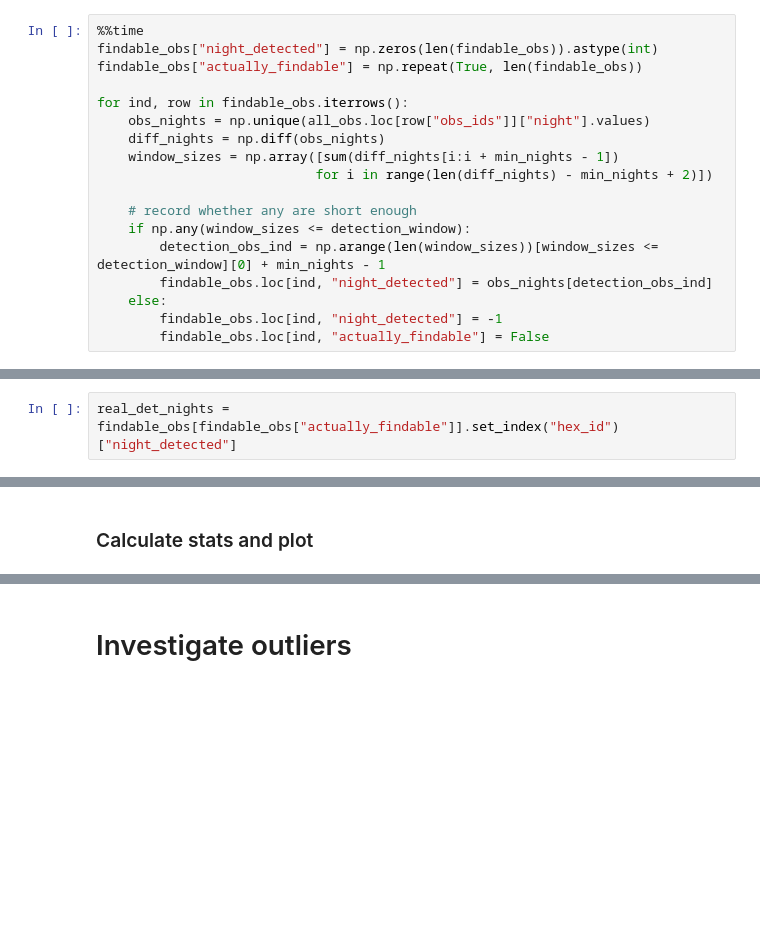
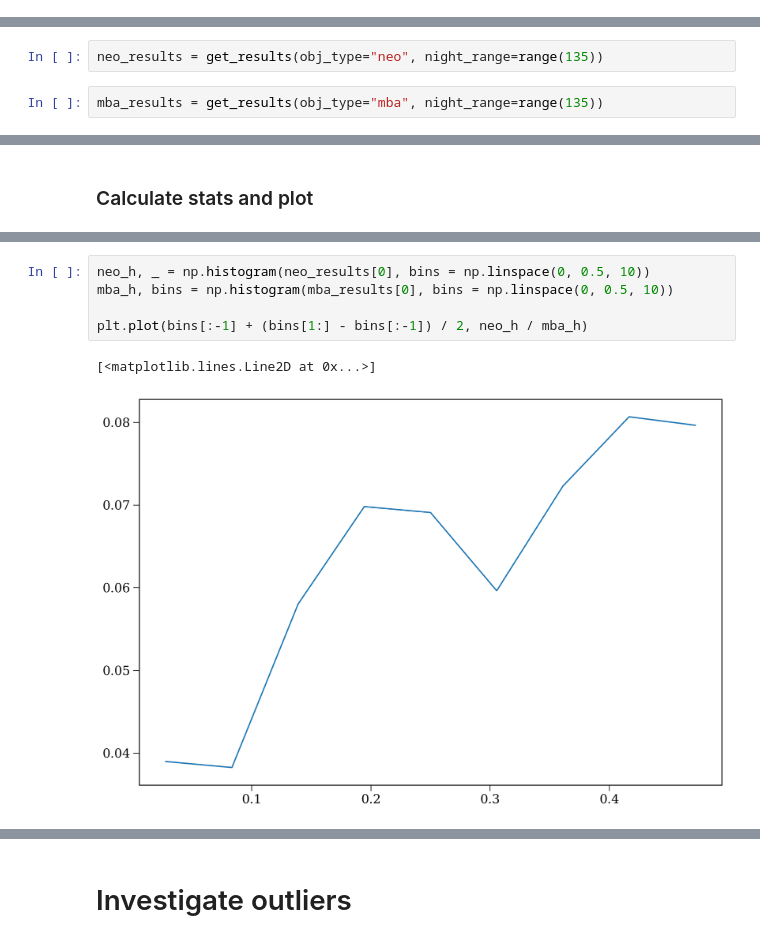
Before and after one commit to dirac-institute/hybrid_sso_catalogue, a Jupyter notebook: lsst_detection_probability/Predict misses.ipynb, the cells around one changed output, grey strips where cells are left out. Saved outputs shown, nothing was run; the diff lists cells and outputs as text; blank space fills up the shorter version.

```diff
--- a/lsst_detection_probability/Predict misses.ipynb
+++ b/lsst_detection_probability/Predict misses.ipynb
@@ -67,18 +42,0 @@ Wall time: 4.31 s
-# %%
-%%time
-findable_obs["night_detected"] = np.zeros(len(findable_obs)).astype(int)
-findable_obs["actually_findable"] = np.repeat(True, len(findable_obs))
-
-for ind, row in findable_obs.iterrows():
-    obs_nights = np.unique(all_obs.loc[row["obs_ids"]]["night"].values)
-    diff_nights = np.diff(obs_nights)
-    window_sizes = np.array([sum(diff_nights[i:i + min_nights - 1])
-                            for i in range(len(diff_nights) - min_nights + 2)])
-
-    # record whether any are short enough
-    if np.any(window_sizes <= detection_window):
-        detection_obs_ind = np.arange(len(window_sizes))[window_sizes <= detection_window][0] + min_nights - 1
-        findable_obs.loc[ind, "night_detected"] = obs_nights[detection_obs_ind]
-    else:
-        findable_obs.loc[ind, "night_detected"] = -1
-        findable_obs.loc[ind, "actually_findable"] = False
@@ -122,4 +43,2 @@ findable_obs[findable_obs["actually_findable"]].set_index("hex_id")["night_detec
-# %%
-real_det_nights = findable_obs[findable_obs["actually_findable"]].set_index("hex_id")["night_detected"]
 # %% [markdown]
 ### Get data
@@ -166,0 +79,4 @@ findable_obs[findable_obs["hex_id"] == "0007526"]
+# %%
+neo_results = get_results(obj_type="neo", night_range=range(135))
+# %%
+mba_results = get_results(obj_type="mba", night_range=range(135))
@@ -263,2 +207,10 @@ Overall success rate: 73.28%
+# %%
+neo_h, _ = np.histogram(neo_results[0], bins = np.linspace(0, 0.5, 10))
+mba_h, bins = np.histogram(mba_results[0], bins = np.linspace(0, 0.5, 10))
+
+plt.plot(bins[:-1] + (bins[1:] - bins[:-1]) / 2, neo_h / mba_h)
+# %% [output]
+[<matplotlib.lines.Line2D at 0x...>]
+[figure, added]
 # %%
 # %% [output]
```
Also changed, not shown: parts of 43 cells of this notebook, 1 other file.
